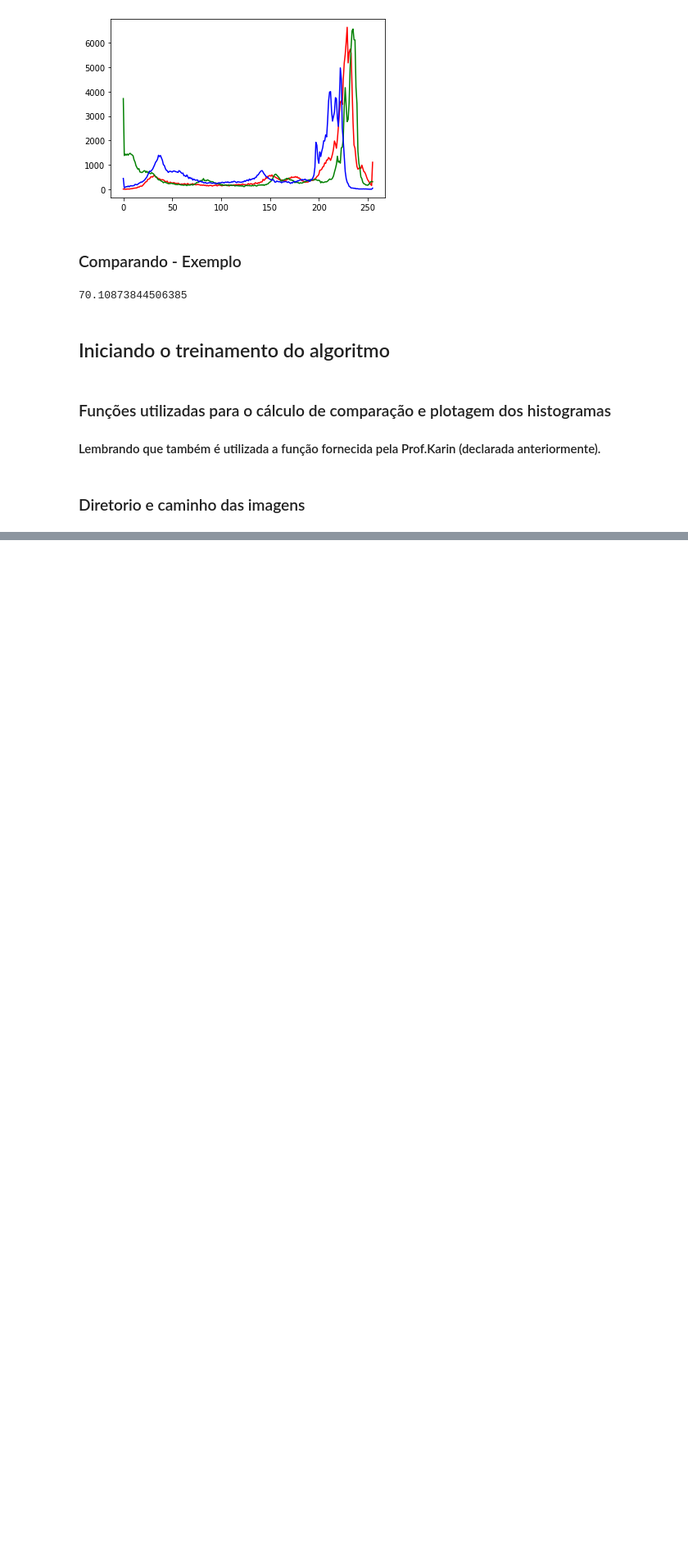
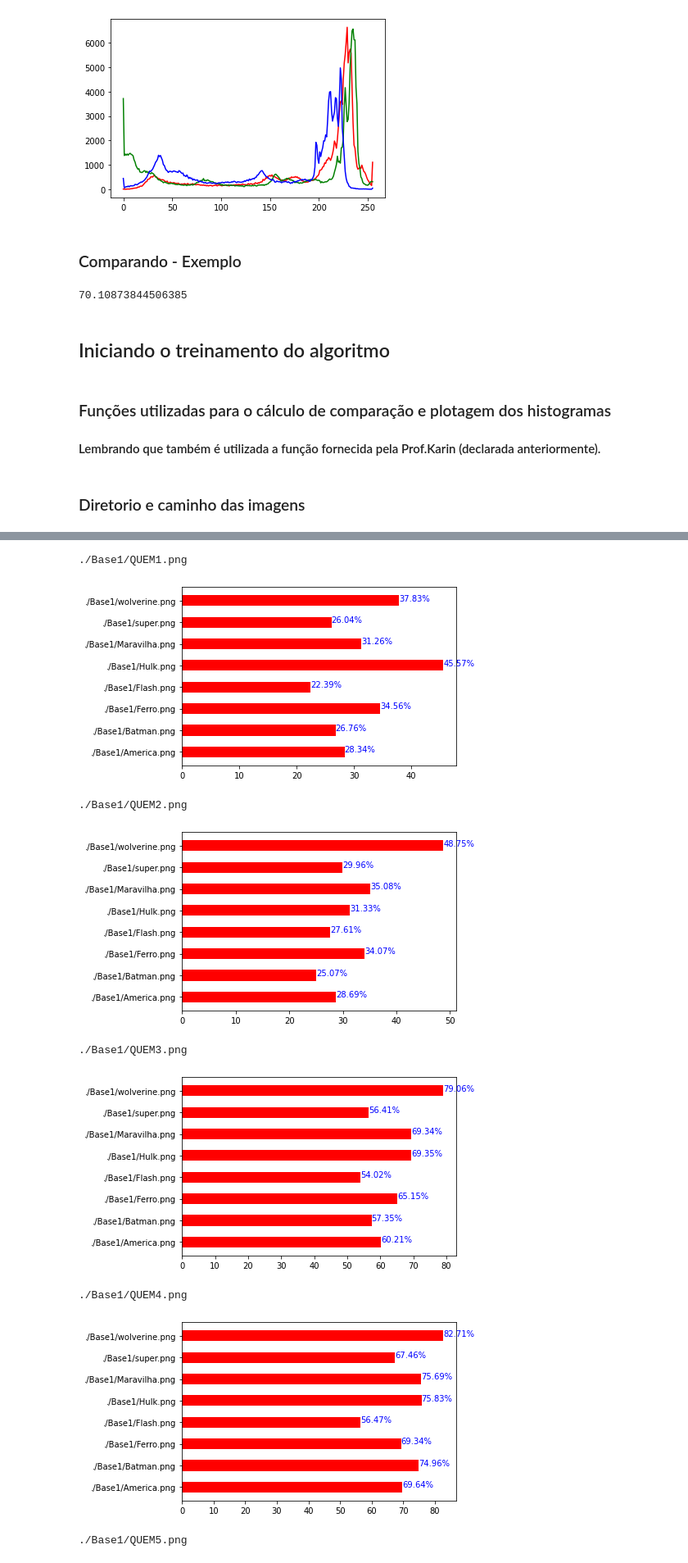
Before and after one commit to GodKelvin/PDI_Comparacao_Img_Histograma, a Jupyter notebook: pdi_tarefa_1.ipynb, the cells around one changed output, grey strips where cells are left out. Shown at 82% size. Cells and saved outputs as stored; diff of their text form; code cells hidden in the pictures; blank space fills up the shorter version.

```diff
--- a/pdi_tarefa_1.ipynb
+++ b/pdi_tarefa_1.ipynb
@@ -156,10 +156,40 @@ def show_grafico(dic_dados):
     eixo_y = list(dic_dados.keys())
 
     plt.barh(eixo_y, eixo_x, 0.5, color="red")
+
+    #Mostrar valores ao lado das barras
+    for i, v in enumerate(eixo_x):
+        plt.text(v, i , str(v)+'%', color='blue')
+
     plt.show()
+
+#Recebe uma lista de modelos e uma lista de testes
+#Mostra na tela o nome da imagem a ser testada e a porcentagem de acerto referente a cada modelo
+def executa_testes(list_modelos, list_testes):
+    for img_teste in list_testes:
+        resultado = {}
+        for img_base in list_modelos:
+            quem_eh = calc_histograma(img_teste, img_base)
+            resultado[img_base] = round(quem_eh, 2)
+
+        print(img_teste)
+        show_grafico(resultado)
+
+#Retorna uma lista concatenando o nome do diretorio + nome da imagem
+def concat_dir(diretorio, lista_imgs):
+    return [diretorio + image for image in lista_imgs]
 # %% [markdown]
 ### Diretorio e caminho das imagens
 # %%
-diretorio = './Base1/'
-base_img = ['America.png', 'Batman.png', 'Ferro.png', 'Flash.png', 'Hulk.png', 'Maravilha.png', 'super.png', 'wolverine.png']
-teste_img = ['QUEM1.png', 'QUEM2.png', 'QUEM3.png', 'QUEM4.png', 'QUEM5.png']
+diretorio_base1 = './Base1/'
+diretorio_base2 = './Base2/'
+modelos_img = ['America.png', 'Batman.png', 'Ferro.png', 'Flash.png',
+           'Hulk.png', 'Maravilha.png', 'super.png', 'wolverine.png']
+modelos_img = concat_dir(diretorio_base1, modelos_img)
+
+teste1_img = ['QUEM1.png', 'QUEM2.png', 'QUEM3.png', 'QUEM4.png', 'QUEM5.png']
+teste1_img = concat_dir(diretorio_base1, teste1_img)
+
+teste2_img = ['quem6.png', 'quem7.png', 'quem8.png', 'quem9.png', 'quem10.png',
+              'quem11.png', 'quem12.png', 'quem13.png', 'quem14.png', 'quem15.png', 'quem16.png']
+teste2_img = concat_dir(diretorio_base2, teste2_img)
@@ -197,0 +199,12 @@ plot_histograma(hr, hg, hb)
+# %%
+executa_testes(modelos_img, teste1_img)
+# %% [output]
+./Base1/QUEM1.png
+[figure, added]
+./Base1/QUEM2.png
+[figure, added]
+./Base1/QUEM3.png
+[figure, added]
+./Base1/QUEM4.png
+[figure, added]
+./Base1/QUEM5.png
```
Also changed, not shown: parts of 8 cells of this notebook.
